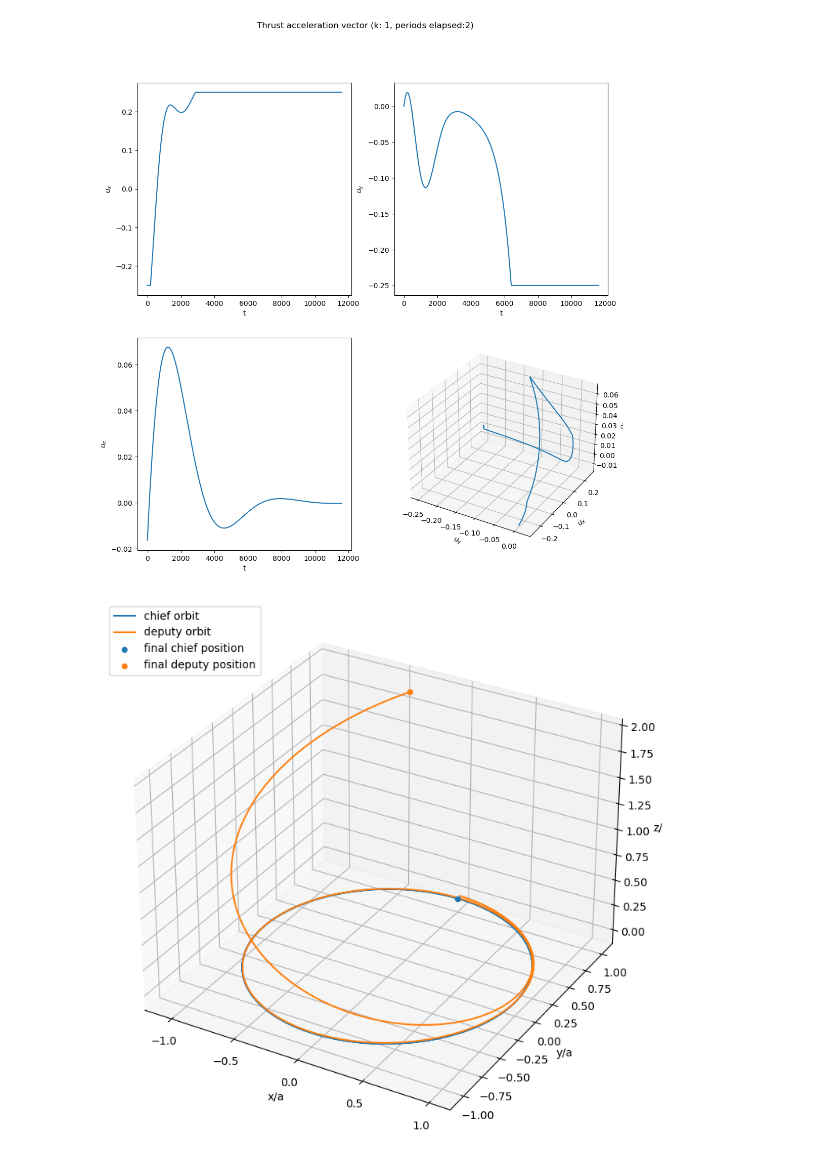
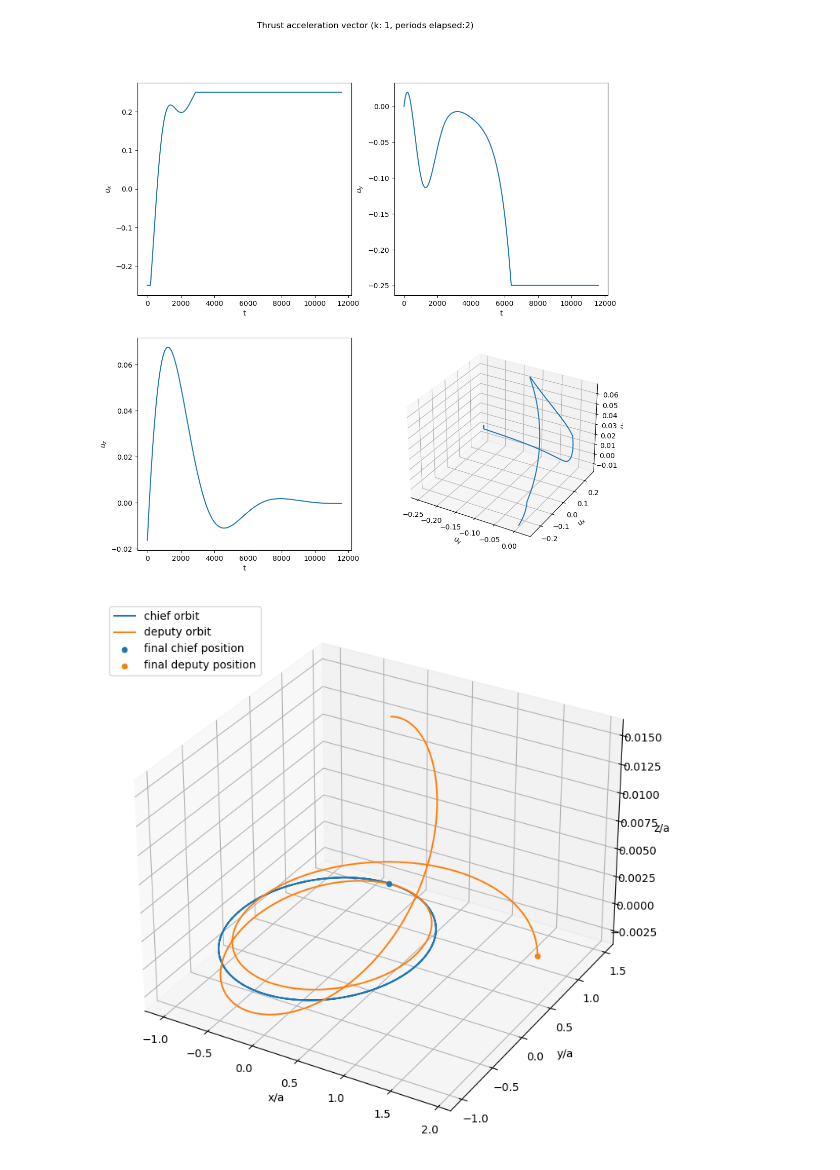
Before and after one commit to A1rsenij/Spacecraft-control, a Jupyter notebook: sff.ipynb, the cells around one changed output. Drawn from its saved outputs; the diff is of its cells as text; code cells hidden in the pictures.

Commit message:
orbit calculation fixed

```diff
--- a/sff.ipynb
+++ b/sff.ipynb
@@ -214,7 +225,14 @@ for x, y, z, x1, y1, z1, xt1, yt1, zt1 in zip(solution.y[0], solution.y[1], solu
     ey = ey / np.linalg.norm(np.double(ey))
     ex = np.cross(ey, ez)
 
-    A = np.vstack((ex, ey, ez)).T
+    print(ex, ey, ez, sep="\n")
+
+    #A = np.vstack((ex, ey, ez)).T
+    A = np.vstack((ez, ex, ey)).T
+
+    print(A)
+    print(np.array([[x], [y], [z]]))
+    print(A @ np.array([[x], [y], [z]]))
 
     x0, y0, z0 = (A @ np.array([[x], [y], [z]]) + np.array([[x1], [y1], [z1]])).T[0]
 
@@ -335,9 +378,9 @@ number of samples:  2009
      njev: 0
       nlu: 0
 # %%
-#calculating deputy position in ECI and thrust acceleration vector
+# calculating deputy position in ECI and thrust acceleration vector
 deputy_pos = np.empty((3, 0))
-thrust     = np.empty((3, 0))
+thrust = np.empty((3, 0))
 
 for x, y, z, xt, yt, zt, x1, y1, z1, xt1, yt1, zt1 in zip(*list(solution.y)):
     ez = np.array([x1, y1, z1])
@@ -346,14 +389,15 @@ for x, y, z, xt, yt, zt, x1, y1, z1, xt1, yt1, zt1 in zip(*list(solution.y)):
     ey = ey / np.linalg.norm(np.double(ey))
     ex = np.cross(ey, ez)
 
-    A = np.vstack((ex, ey, ez)).T
+    A = np.vstack((ez, ex, ey)).T
 
-    x0, y0, z0 = (A @ np.array([[x], [y], [z]]) + np.array([[x1], [y1], [z1]])).T[0]
+    x0, y0, z0 = (A @ np.array([[x], [y], [z]]) +
+                  np.array([[x1], [y1], [z1]])).T[0]
 
     deputy_pos = np.concatenate((deputy_pos, [[x0], [y0], [z0]]), axis=1)
 
-    #control law evaluation
-    e  = np.array([x, y, z]) - xr
+    # control law evaluation
+    e = np.array([x, y, z]) - xr
     e.reshape((3, 1))
     et = np.array([xt, yt, zt]) - xrt
     e.reshape((3, 1))
@@ -428,20 +473,24 @@ plt.show()
 # %%
 # deputy and chief orbits in ECI coordinate system
 fig = plt.figure(figsize=(9, 9))
 ax = fig.add_subplot(projection='3d')
-ax.plot3D(solution.y[7] / r0, solution.y[6] / r0, solution.y[8] / r0, label="chief orbit")
-ax.plot3D(deputy_pos[1] / r0, deputy_pos[0] / r0, deputy_pos[2] / r0, label="deputy orbit")
+ax.plot3D(solution.y[7] / r0, solution.y[6] / r0,
+          solution.y[8] / r0, label="chief orbit")
+ax.plot3D(deputy_pos[1] / r0, deputy_pos[0] / r0,
+          deputy_pos[2] / r0, label="deputy orbit")
 
-ax.scatter(solution.y[7][-1] / r0, solution.y[6][-1] / r0, solution.y[8][-1] / r0, marker="o", label="final chief position")
-ax.scatter(deputy_pos[1][-1] / r0, deputy_pos[0][-1] / r0, deputy_pos[2][-1] / r0, marker="o", label="final deputy position")
+ax.scatter(solution.y[7][-1] / r0, solution.y[6][-1] / r0,
+           solution.y[8][-1] / r0, marker="o", label="final chief position")
+ax.scatter(deputy_pos[1][-1] / r0, deputy_pos[0][-1] / r0,
+           deputy_pos[2][-1] / r0, marker="o", label="final deputy position")
 
 ax.set_xlabel("x/a")
 ax.set_ylabel("y/a")
 ax.set_zlabel("z/a")
 
 ax.legend(loc="upper left")
 
 plt.show()
 # %% [output]
-[figure, old version]
+[figure, new version]
 # %%
```
Also changed, not shown: parts of 12 cells of this notebook, 1 other file.
